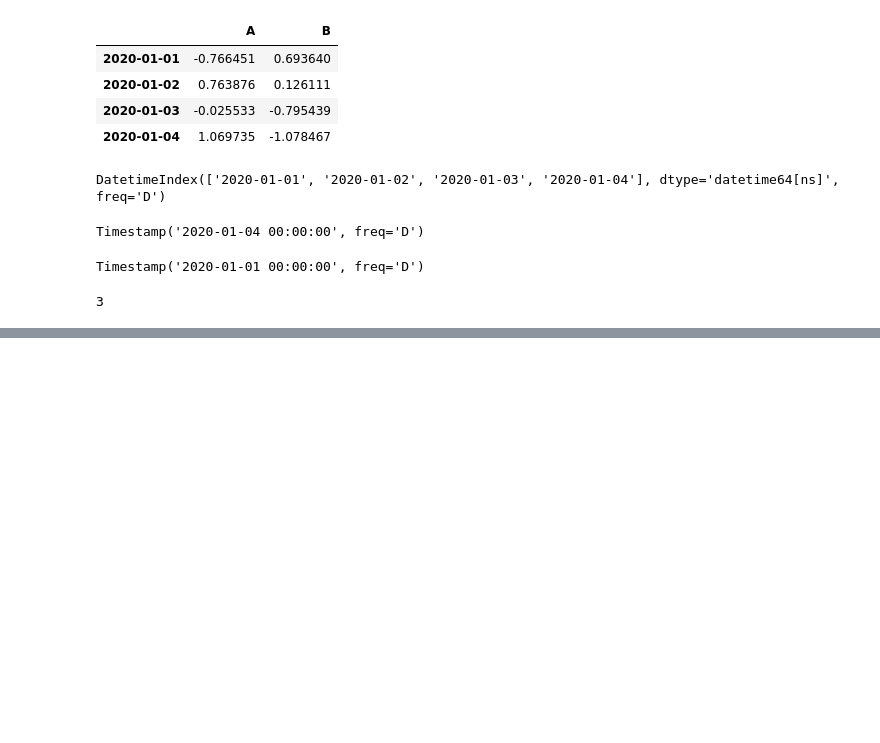
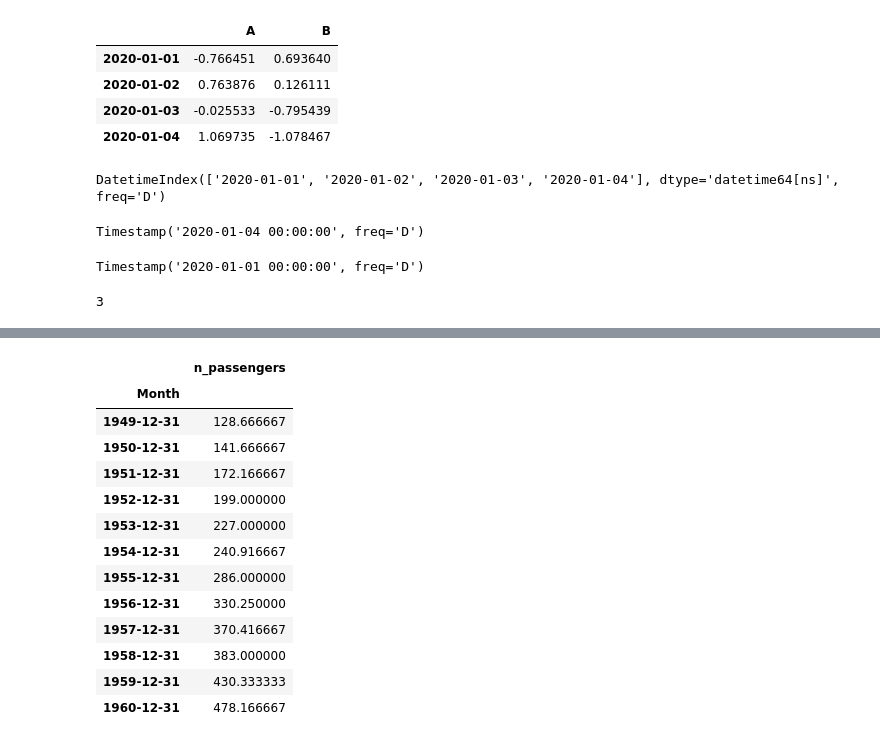
Before and after one commit to mahesh-keswani/ML-DL-FromBasicsToAdvance, a Jupyter notebook: pandas_basics/time_series_data_with_pandas.ipynb, the cells around one changed output, grey strips where cells are left out. Cells and saved outputs as stored; diff of their text form; code cells hidden in the pictures; blank space fills up the shorter version.

```diff
--- a/pandas_basics/time_series_data_with_pandas.ipynb
+++ b/pandas_basics/time_series_data_with_pandas.ipynb
@@ -149,0 +216,24 @@ df.index.argmax()
+# %%
+# example of using custom function for resampling
+
+def add_two_to_mean(entry):
+#     if entry exists
+    if len(entry):
+        return entry.mean() + 2
+# %%
+df.resample(rule = 'A').apply(add_two_to_mean)
+# %% [output]
+|  | n_passengers |
+| Month |  |
+| 1949-12-31 | 128.666667 |
+| 1950-12-31 | 141.666667 |
+| 1951-12-31 | 172.166667 |
+| 1952-12-31 | 199.000000 |
+| 1953-12-31 | 227.000000 |
+| 1954-12-31 | 240.916667 |
+| 1955-12-31 | 286.000000 |
+| 1956-12-31 | 330.250000 |
+| 1957-12-31 | 370.416667 |
+| 1958-12-31 | 383.000000 |
+| 1959-12-31 | 430.333333 |
+| 1960-12-31 | 478.166667 |
```
Also changed, not shown: parts of 9 cells of this notebook.
